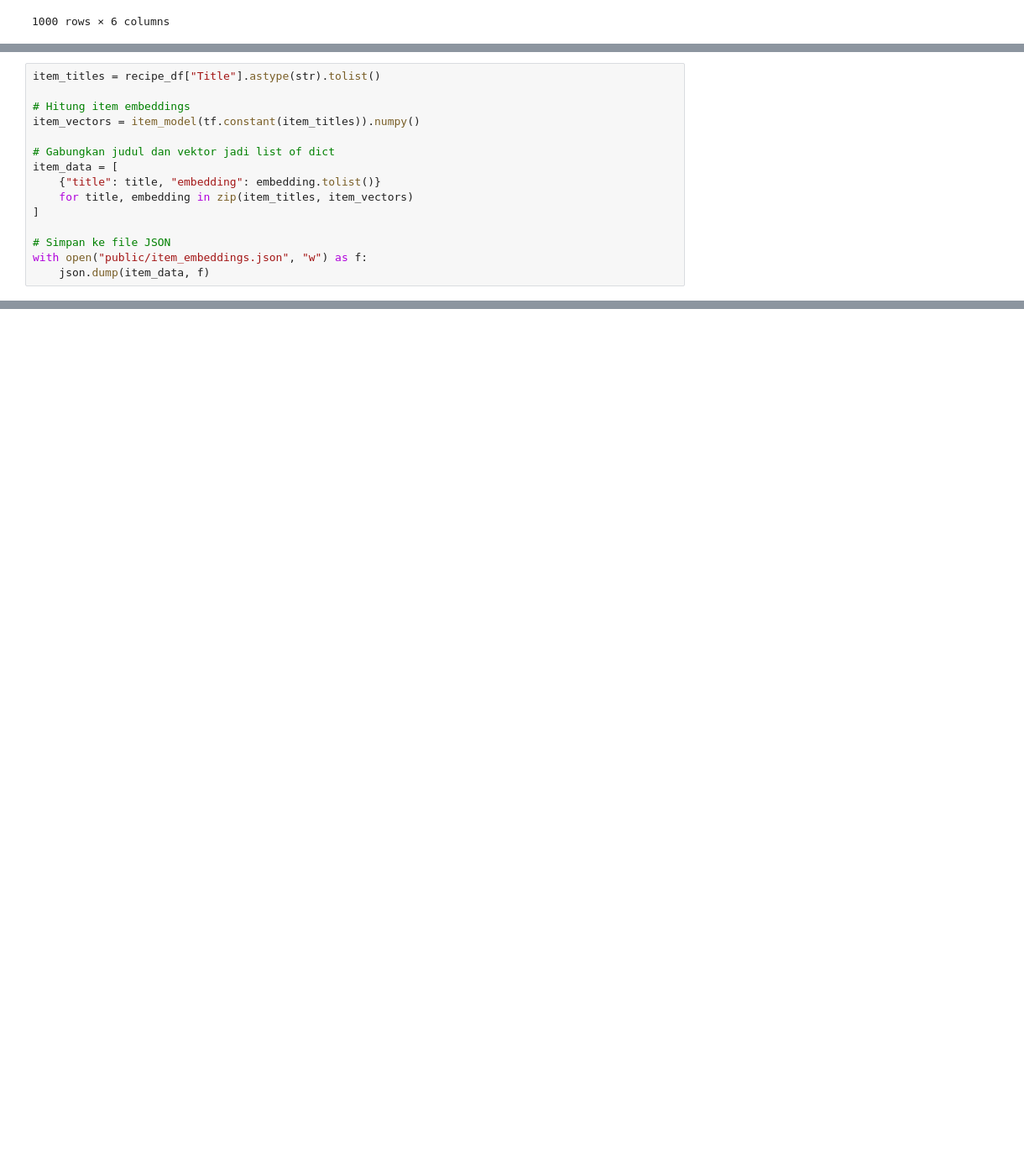
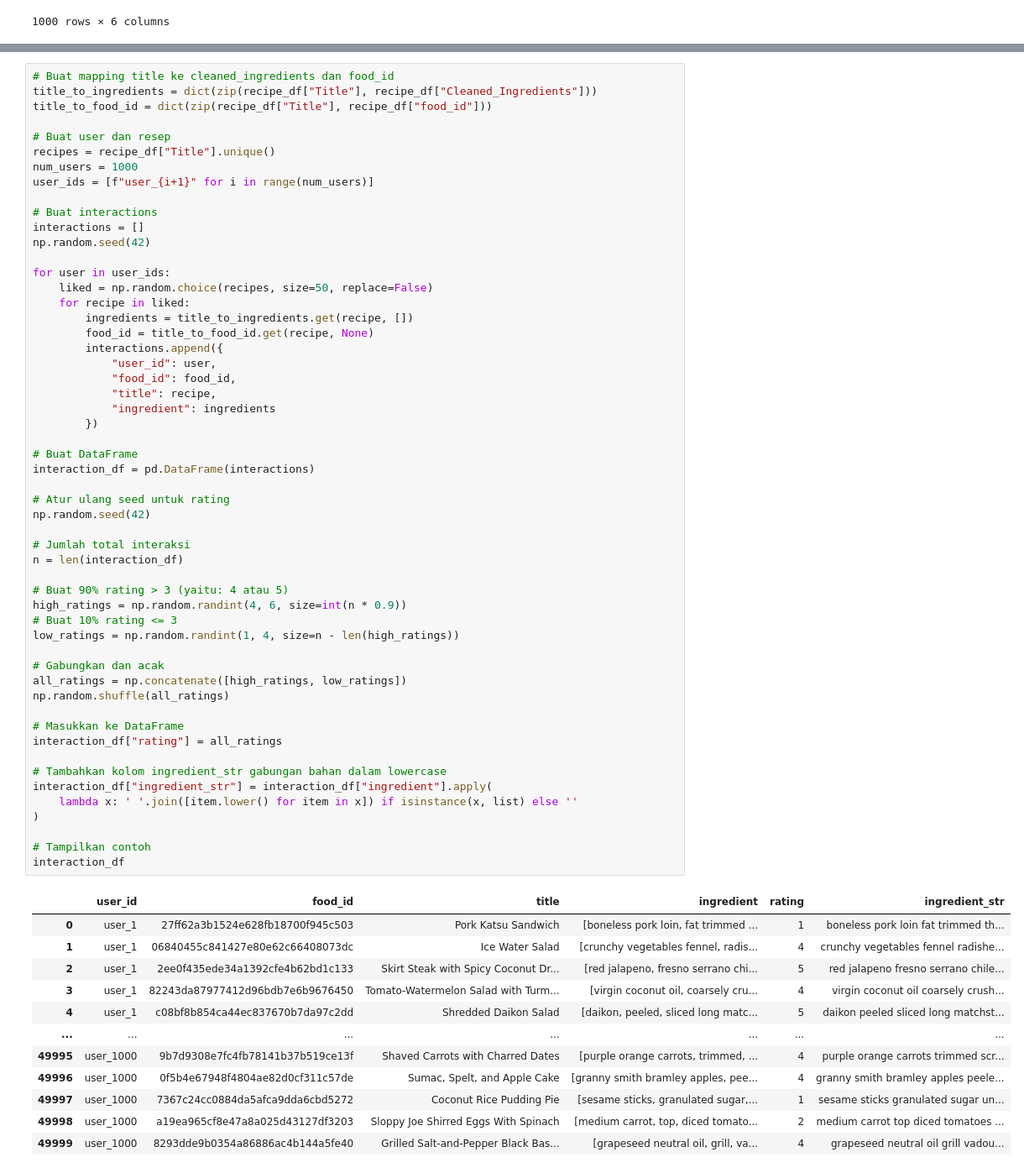
Before and after one commit to Ingredify/ML-Ingredify, a Jupyter notebook: main.ipynb, the cells around one changed output, grey strips where cells are left out. Shown at 84% size. Cells and saved outputs as stored; diff of their text form; blank space fills up the shorter version.

Commit message:
finalisasi model recommender

```diff
--- a/main.ipynb
+++ b/main.ipynb
@@ -343,15 +164,0 @@ INFO:tensorflow:Assets written to: saved_model/brute_force_index_v1\assets
-# %%
-item_titles = recipe_df["Title"].astype(str).tolist()
-
-# Hitung item embeddings
-item_vectors = item_model(tf.constant(item_titles)).numpy()
-
-# Gabungkan judul dan vektor jadi list of dict
-item_data = [
-    {"title": title, "embedding": embedding.tolist()}
-    for title, embedding in zip(item_titles, item_vectors)
-]
-
-# Simpan ke file JSON
-with open("public/item_embeddings.json", "w") as f:
-    json.dump(item_data, f)
@@ -357,0 +183,67 @@ with open("public/item_embeddings.json", "w") as f:
+# %%
+# Buat mapping title ke cleaned_ingredients dan food_id
+title_to_ingredients = dict(zip(recipe_df["Title"], recipe_df["Cleaned_Ingredients"]))
+title_to_food_id = dict(zip(recipe_df["Title"], recipe_df["food_id"]))
+
+# Buat user dan resep
+recipes = recipe_df["Title"].unique()
+num_users = 1000
+user_ids = [f"user_{i+1}" for i in range(num_users)]
+
+# Buat interactions
+interactions = []
+np.random.seed(42)
+
+for user in user_ids:
+    liked = np.random.choice(recipes, size=50, replace=False)
+    for recipe in liked:
+        ingredients = title_to_ingredients.get(recipe, [])
+        food_id = title_to_food_id.get(recipe, None)
+        interactions.append({
+            "user_id": user,
+            "food_id": food_id,
+            "title": recipe,
+            "ingredient": ingredients
+        })
+
+# Buat DataFrame
+interaction_df = pd.DataFrame(interactions)
+
+# Atur ulang seed untuk rating
+np.random.seed(42)
+
+# Jumlah total interaksi
+n = len(interaction_df)
+
+# Buat 90% rating > 3 (yaitu: 4 atau 5)
+high_ratings = np.random.randint(4, 6, size=int(n * 0.9))
+# Buat 10% rating <= 3
+low_ratings = np.random.randint(1, 4, size=n - len(high_ratings))
+
+# Gabungkan dan acak
+all_ratings = np.concatenate([high_ratings, low_ratings])
+np.random.shuffle(all_ratings)
+
+# Masukkan ke DataFrame
+interaction_df["rating"] = all_ratings
+
+# Tambahkan kolom ingredient_str gabungan bahan dalam lowercase
+interaction_df["ingredient_str"] = interaction_df["ingredient"].apply(
+    lambda x: ' '.join([item.lower() for item in x]) if isinstance(x, list) else ''
+)
+
+# Tampilkan contoh
+interaction_df
+# %% [output]
+|  | user_id | food_id | title | ingredient | rating | ingredient_str |
+| 0 | user_1 | 27ff62a3b1524e628fb18700f945c503 | Pork Katsu Sandwich | [boneless pork loin, fat trimmed ... | 1 | boneless pork loin fat trimmed th... |
+| 1 | user_1 | 06840455c841427e80e62c66408073dc | Ice Water Salad | [crunchy vegetables fennel, radis... | 4 | crunchy vegetables fennel radishe... |
+| 2 | user_1 | 2ee0f435ede34a1392cfe4b62bd1c133 | Skirt Steak with Spicy Coconut Dr... | [red jalapeno, fresno serrano chi... | 5 | red jalapeno fresno serrano chile... |
+| 3 | user_1 | 82243da87977412d96bdb7e6b9676450 | Tomato-Watermelon Salad with Turm... | [virgin coconut oil, coarsely cru... | 4 | virgin coconut oil coarsely crush... |
+| 4 | user_1 | c08bf8b854ca44ec837670b7da97c2dd | Shredded Daikon Salad | [daikon, peeled, sliced long matc... | 5 | daikon peeled sliced long matchst... |
+| ... | ... | ... | ... | ... | ... | ... |
+| 49995 | user_1000 | 9b7d9308e7fc4fb78141b37b519ce13f | Shaved Carrots with Charred Dates | [purple orange carrots, trimmed, ... | 4 | purple orange carrots trimmed scr... |
+| 49996 | user_1000 | 0f5b4e67948f4804ae82d0cf311c57de | Sumac, Spelt, and Apple Cake | [granny smith bramley apples, pee... | 4 | granny smith bramley apples peele... |
+| 49997 | user_1000 | 7367c24cc0884da5afca9dda6cbd5272 | Coconut Rice Pudding Pie | [sesame sticks, granulated sugar,... | 1 | sesame sticks granulated sugar un... |
+| 49998 | user_1000 | a19ea965cf8e47a8a025d43127df3203 | Sloppy Joe Shirred Eggs With Spinach | [medium carrot, top, diced tomato... | 2 | medium carrot top diced tomatoes ... |
+| 49999 | user_1000 | 8293dde9b0354a86886ac4b144a5fe40 | Grilled Salt-and-Pepper Black Bas... | [grapeseed neutral oil, grill, va... | 4 | grapeseed neutral oil grill vadou... |
```
Also changed, not shown: parts of 24 cells of this notebook, 13 other files.
